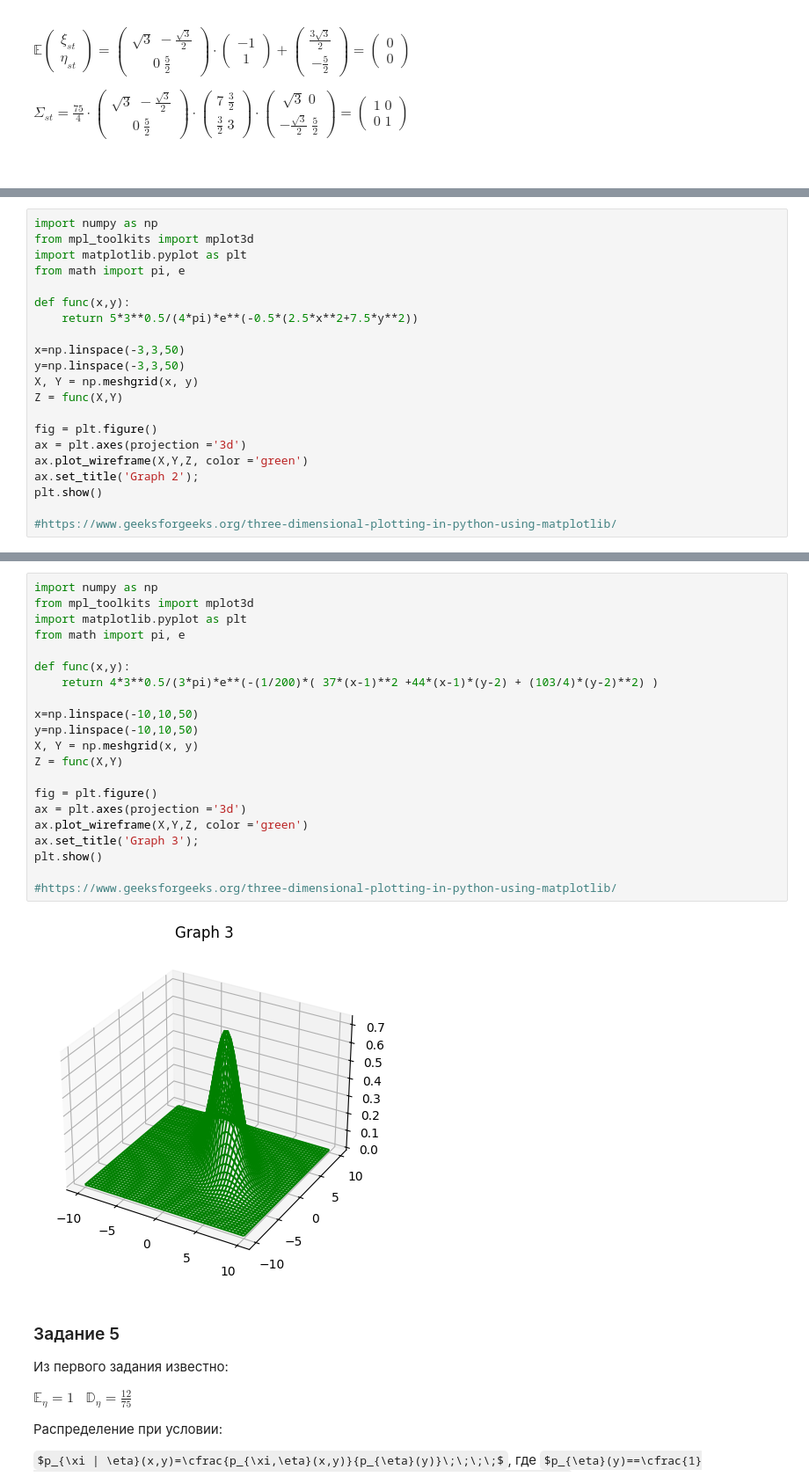
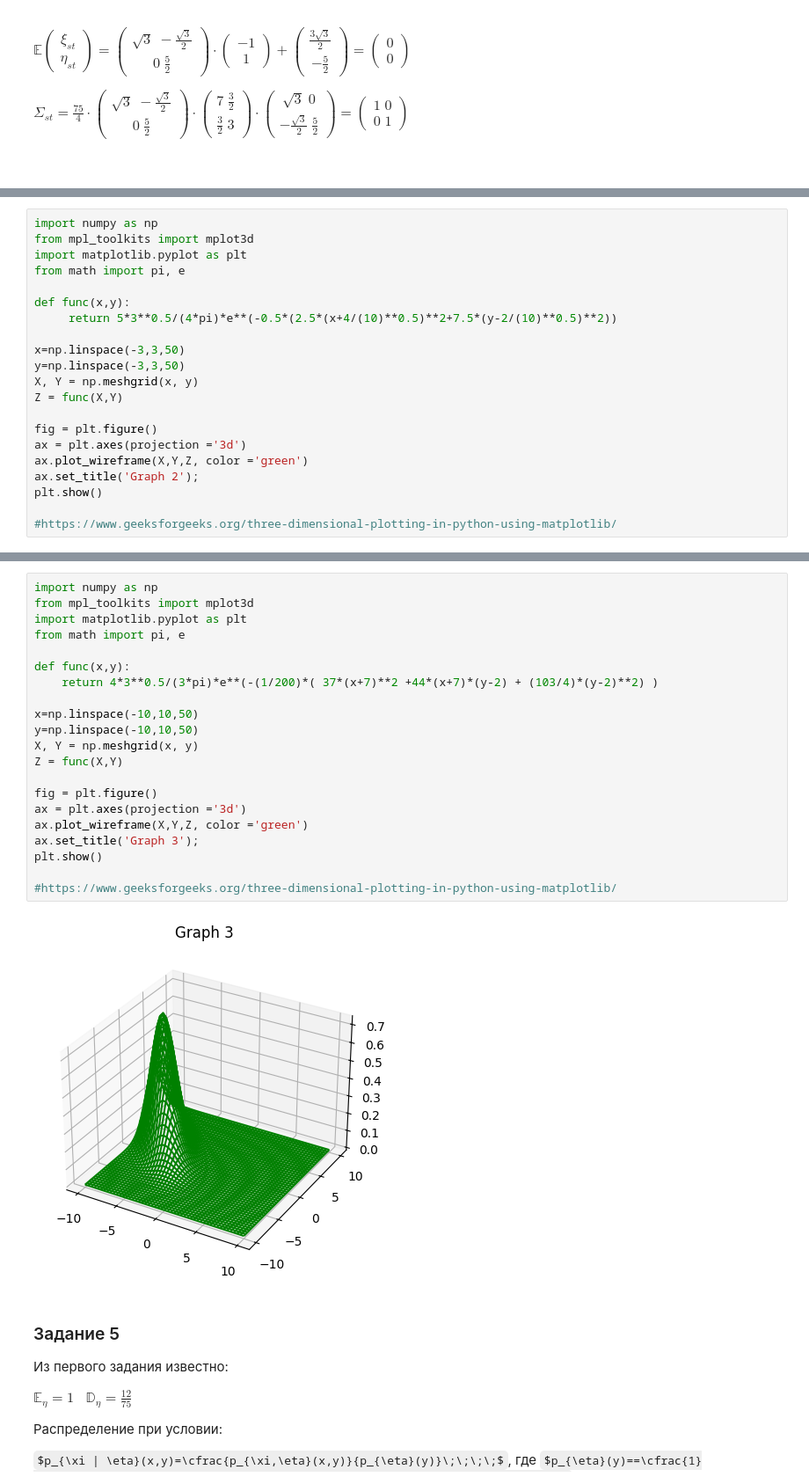
Before and after one commit to the-mvi/stat_an_gr2364-2024, a Jupyter notebook: 2364_Perevozchikov_MA_task1.ipynb, the cells around one changed output, grey strips where cells are left out. Shown: that part at 88% size. Saved outputs shown, nothing was run; the diff lists cells and outputs as text; some formulas as TeX source.

```diff
--- a/2364_Perevozchikov_MA_task1.ipynb
+++ b/2364_Perevozchikov_MA_task1.ipynb
@@ -399,7 +418,7 @@ import matplotlib.pyplot as plt
 from math import pi, e
 
 def func(x,y):
-    return 5*3**0.5/(4*pi)*e**(-0.5*(2.5*x**2+7.5*y**2))
+     return 5*3**0.5/(4*pi)*e**(-0.5*(2.5*(x+4/(10)**0.5)**2+7.5*(y-2/(10)**0.5)**2))
 
 x=np.linspace(-3,3,50)
 y=np.linspace(-3,3,50)
@@ -556,26 +580,26 @@ $\;$
 # %%
 import numpy as np
 from mpl_toolkits import mplot3d
 import matplotlib.pyplot as plt
 from math import pi, e
 
 def func(x,y):
-    return 4*3**0.5/(3*pi)*e**(-(1/200)*( 37*(x-1)**2 +44*(x-1)*(y-2) + (103/4)*(y-2)**2) )
+    return 4*3**0.5/(3*pi)*e**(-(1/200)*( 37*(x+7)**2 +44*(x+7)*(y-2) + (103/4)*(y-2)**2) )
 
 x=np.linspace(-10,10,50)
 y=np.linspace(-10,10,50)
 X, Y = np.meshgrid(x, y)
 Z = func(X,Y)
 
 fig = plt.figure()
 ax = plt.axes(projection ='3d')
 ax.plot_wireframe(X,Y,Z, color ='green')
 ax.set_title('Graph 3');
 plt.show()
 
 #https://www.geeksforgeeks.org/three-dimensional-plotting-in-python-using-matplotlib/
 # %% [output]
-[figure, old version]
+[figure, new version]
 # %% [markdown]
 ### Задание 5
 
```
Also changed, not shown: parts of 3 cells of this notebook.
